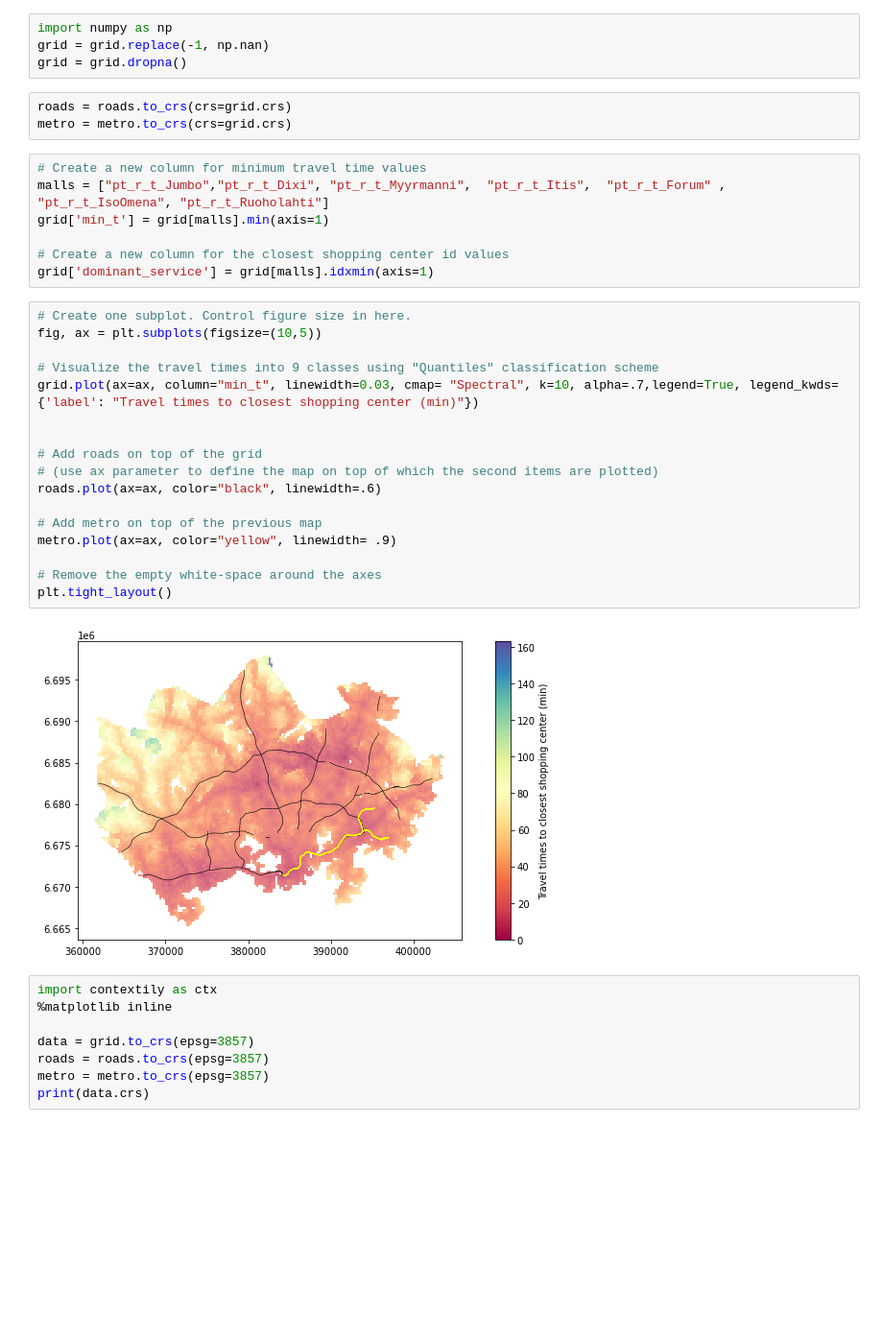
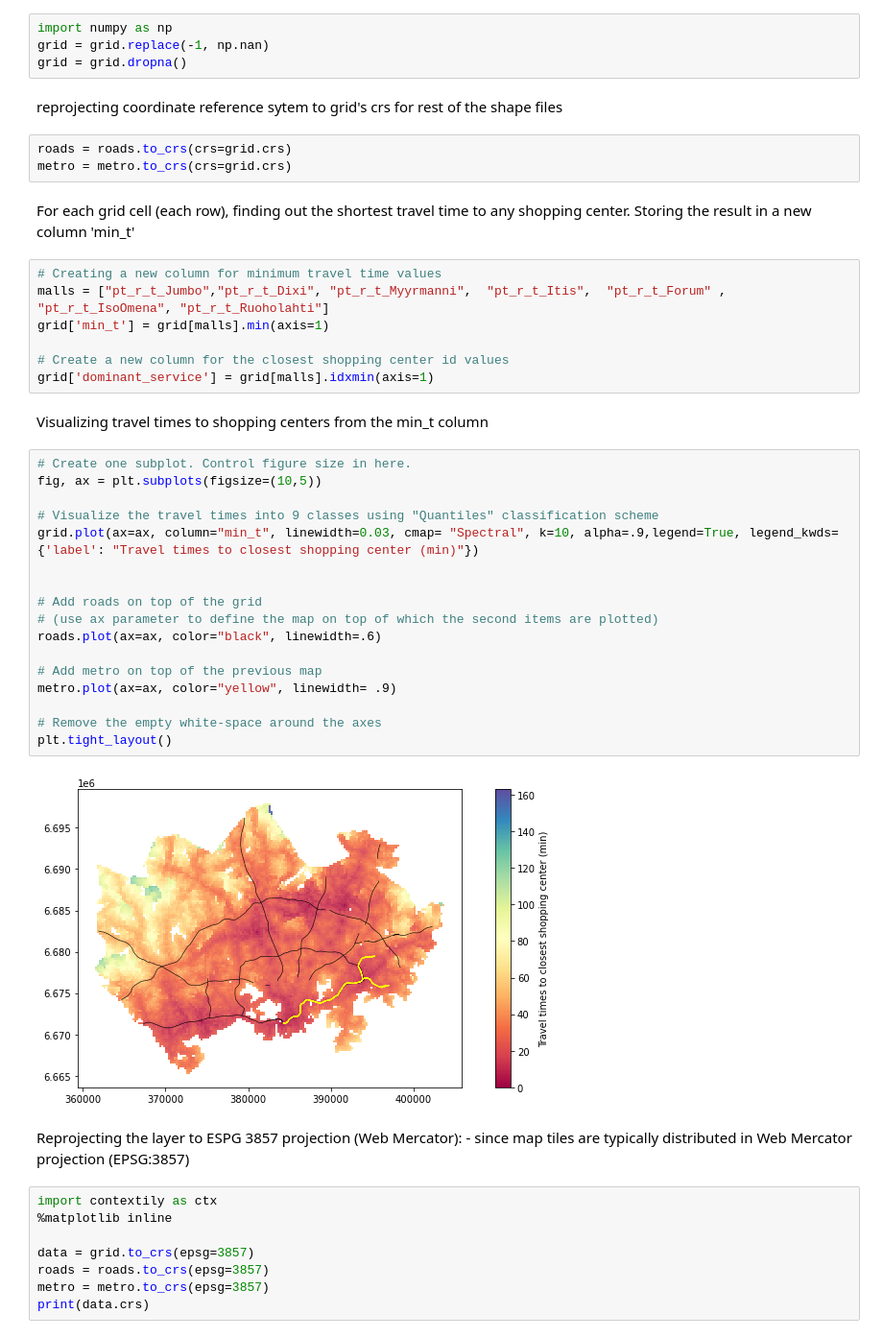
Before and after one commit to AutoGIS-2021/exercise-5-mpgolda, a Jupyter notebook: exercise_5_1.ipynb, the cells around one changed output. Shown at 96% size. Saved outputs shown, nothing was run; the diff lists cells and outputs as text; blank space fills up the shorter version.

```diff
--- a/exercise_5_1.ipynb
+++ b/exercise_5_1.ipynb
@@ -28,35 +43,44 @@ for each_filepath in filepaths:
 import numpy as np
 grid = grid.replace(-1, np.nan)
 grid = grid.dropna()
+# %% [markdown]
+reprojecting coordinate reference sytem to grid's crs for rest of the shape files
 # %%
 roads = roads.to_crs(crs=grid.crs)
 metro = metro.to_crs(crs=grid.crs)
+# %% [markdown]
+For each grid cell (each row), finding out the shortest travel time to any shopping center. Storing the result in a new column 'min_t'
 # %%
-# Create a new column for minimum travel time values
+# Creating a new column for minimum travel time values
 malls = ["pt_r_t_Jumbo","pt_r_t_Dixi", "pt_r_t_Myyrmanni",  "pt_r_t_Itis",  "pt_r_t_Forum" , "pt_r_t_IsoOmena", "pt_r_t_Ruoholahti"]
 grid['min_t'] = grid[malls].min(axis=1)
 
 # Create a new column for the closest shopping center id values
 grid['dominant_service'] = grid[malls].idxmin(axis=1)
+# %% [markdown]
+Visualizing travel times to shopping centers from the min_t column
 # %%
 # Create one subplot. Control figure size in here.
 fig, ax = plt.subplots(figsize=(10,5))
 
 # Visualize the travel times into 9 classes using "Quantiles" classification scheme
-grid.plot(ax=ax, column="min_t", linewidth=0.03, cmap= "Spectral", k=10, alpha=.7,legend=True, legend_kwds={'label': "Travel times to closest shopping center (min)"})
+grid.plot(ax=ax, column="min_t", linewidth=0.03, cmap= "Spectral", k=10, alpha=.9,legend=True, legend_kwds={'label': "Travel times to closest shopping center (min)"})
 
 
 # Add roads on top of the grid
 # (use ax parameter to define the map on top of which the second items are plotted)
 roads.plot(ax=ax, color="black", linewidth=.6)
 
 # Add metro on top of the previous map
 metro.plot(ax=ax, color="yellow", linewidth= .9)
 
 # Remove the empty white-space around the axes
 plt.tight_layout()
 # %% [output]
-[figure, old version]
+[figure, new version]
+# %% [markdown]
+Reprojecting the layer to ESPG 3857 projection (Web Mercator):
+    - since map tiles are typically distributed in Web Mercator projection (EPSG:3857)
 # %%
 import contextily as ctx
 %matplotlib inline
```
Also changed, not shown: parts of 9 cells of this notebook, 2 other files.
